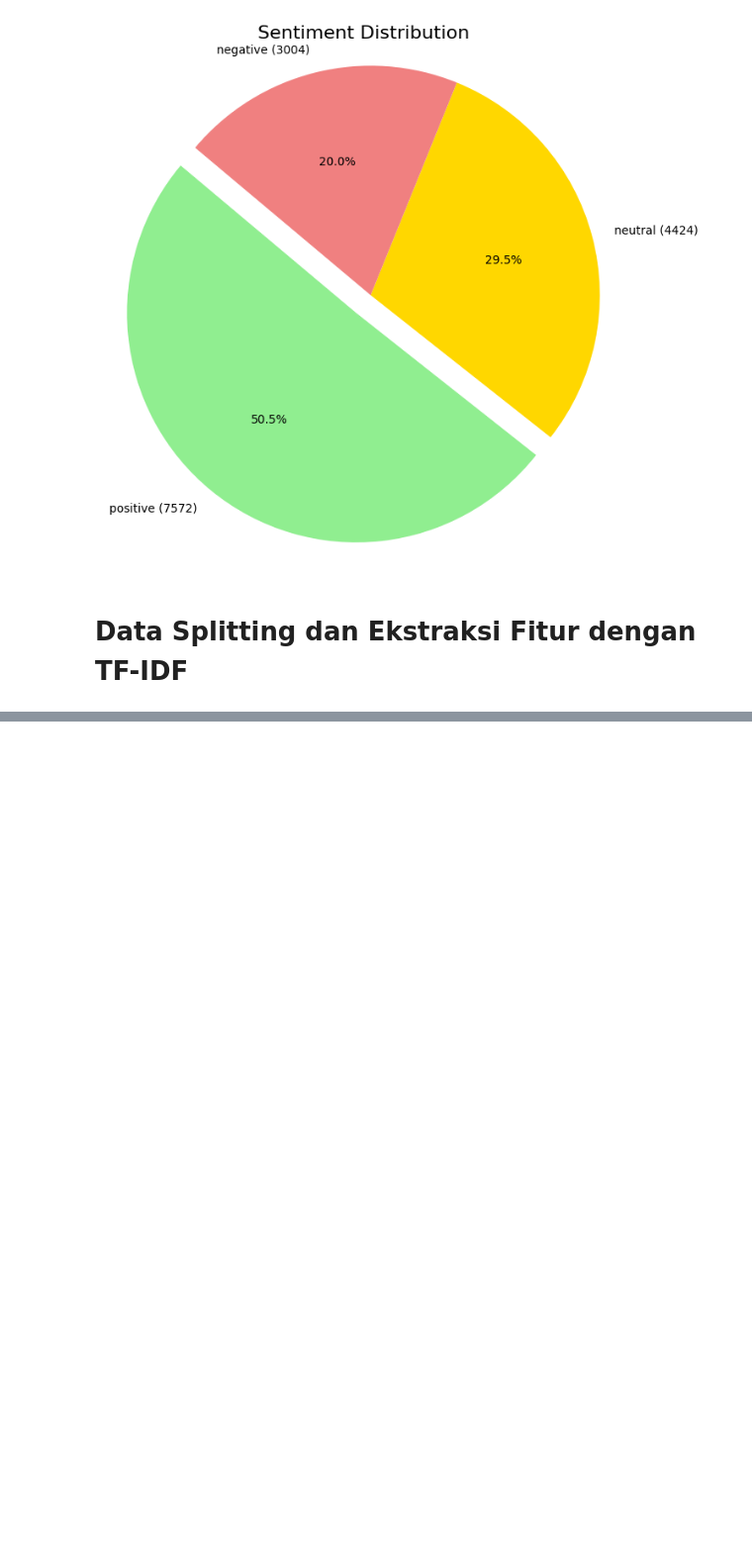
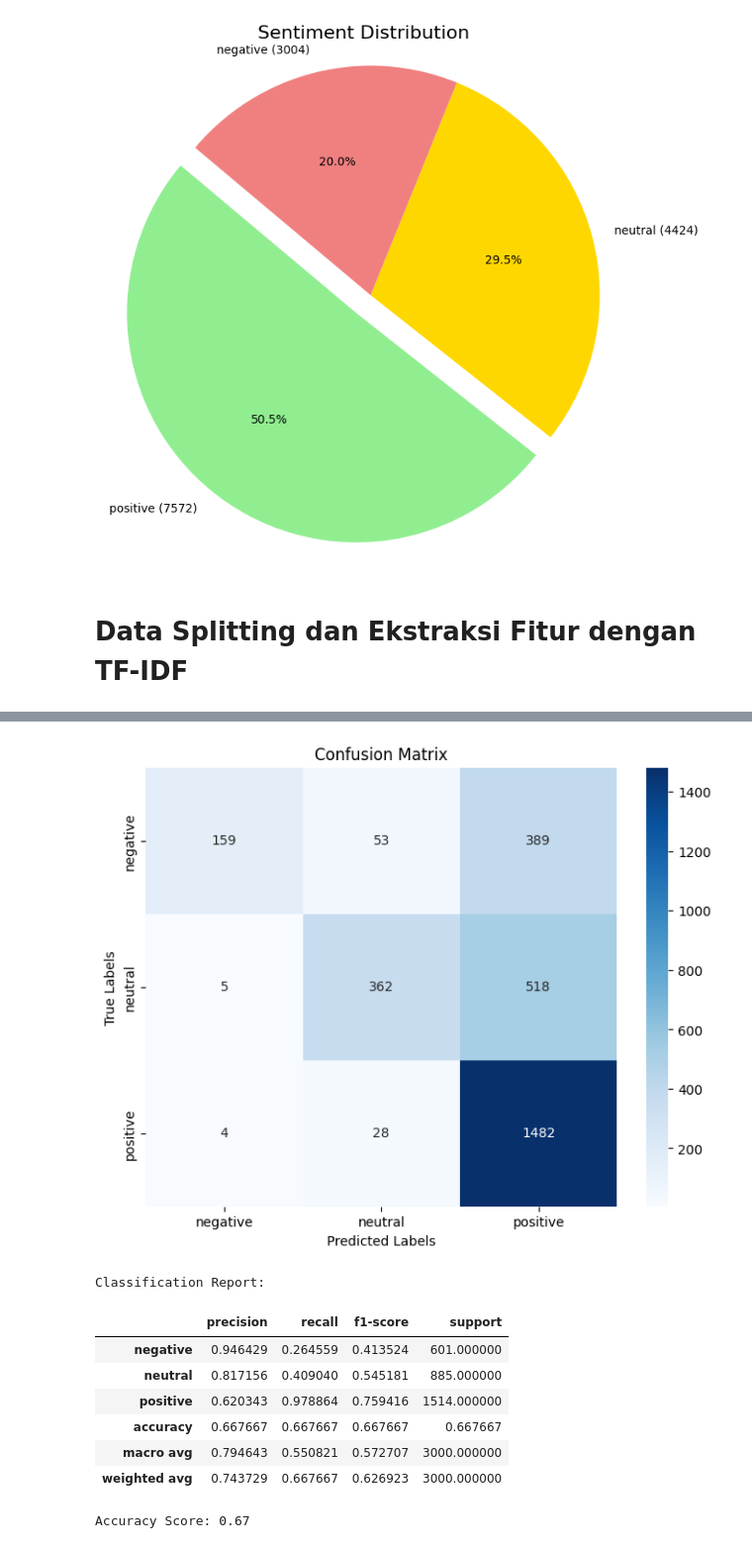
Before and after one commit to rizalgianf/sentimen-analisis, a Jupyter notebook: pelatihan_model.ipynb, the cells around one changed output, grey strips where cells are left out. Shown at 99% size. Saved outputs shown, nothing was run; the diff lists cells and outputs as text; code cells hidden in the pictures; blank space fills up the shorter version.

```diff
--- a/pelatihan_model.ipynb
+++ b/pelatihan_model.ipynb
@@ -407,0 +417,47 @@ print(f"Testing data shape: {X_test_tfidf.shape}")
+# %%
+from sklearn.model_selection import GridSearchCV
+
+from sklearn.metrics import confusion_matrix, classification_report, accuracy_score
+import matplotlib.pyplot as plt
+
+# Import MultinomialNB from sklearn
+
+# Inisialisasi model Naive Bayes
+nb_model = MultinomialNB()
+
+# Melatih model menggunakan data training
+nb_model.fit(X_train_tfidf, y_train)
+
+# Melakukan prediksi pada data testing
+y_pred = nb_model.predict(X_test_tfidf)
+
+# Evaluasi model
+conf_matrix = confusion_matrix(y_test, y_pred)
+class_report = classification_report(y_test, y_pred, output_dict=True)
+accuracy = accuracy_score(y_test, y_pred)
+
+# Menampilkan Confusion Matrix sebagai heatmap
+plt.figure(figsize=(8, 6))
+sns.heatmap(conf_matrix, annot=True, fmt='d', cmap='Blues', xticklabels=nb_model.classes_, yticklabels=nb_model.classes_)
+plt.title("Confusion Matrix")
+plt.xlabel("Predicted Labels")
+plt.ylabel("True Labels")
+plt.show()
+
+# Menampilkan Classification Report dalam format tabel
+print("\nClassification Report:")
+display(pd.DataFrame(class_report).transpose())
+
+# Menampilkan Accuracy Score
+print(f"\nAccuracy Score: {accuracy:.2f}")
+# %% [output]
+[figure, added]
+Classification Report:
+|  | precision | recall | f1-score | support |
+| negative | 0.946429 | 0.264559 | 0.413524 | 601.000000 |
+| neutral | 0.817156 | 0.409040 | 0.545181 | 885.000000 |
+| positive | 0.620343 | 0.978864 | 0.759416 | 1514.000000 |
+| accuracy | 0.667667 | 0.667667 | 0.667667 | 0.667667 |
+| macro avg | 0.794643 | 0.550821 | 0.572707 | 3000.000000 |
+| weighted avg | 0.743729 | 0.667667 | 0.626923 | 3000.000000 |
+Accuracy Score: 0.67
```
Also changed, not shown: parts of 7 cells of this notebook.
